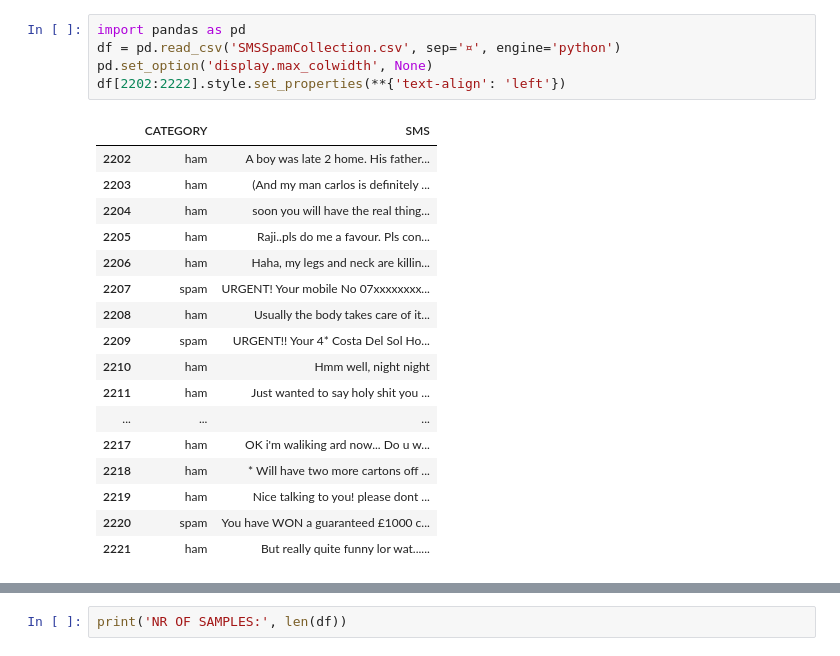
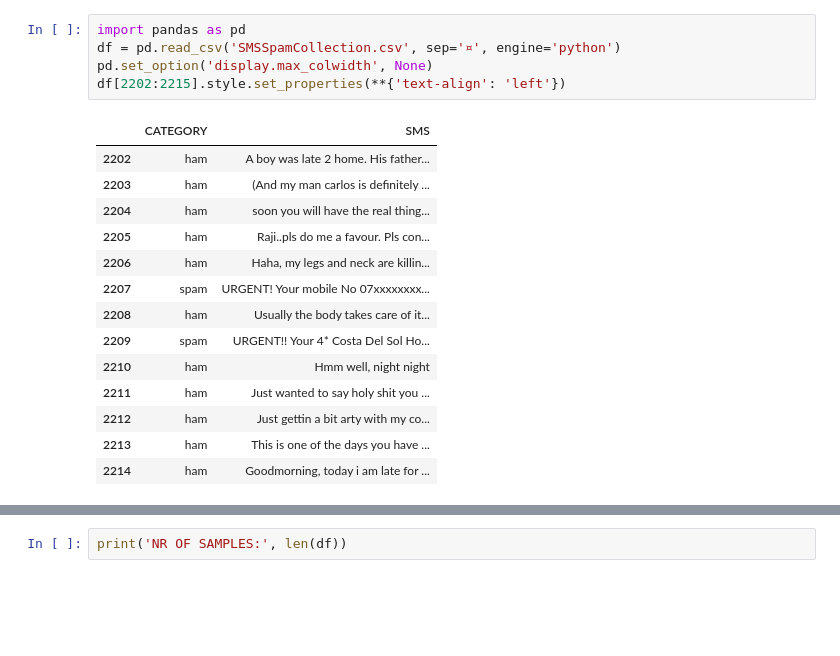
Before and after one commit to davidfrp/SpamHamPy, a Jupyter notebook: SMShamOrSpam.ipynb, the cells around one changed output, grey strips where cells are left out. Cells and saved outputs as stored; diff of their text form; blank space fills up the shorter version.

```diff
--- a/SMShamOrSpam.ipynb
+++ b/SMShamOrSpam.ipynb
@@ -1,23 +1,20 @@
 # %%
 import pandas as pd
 df = pd.read_csv('SMSSpamCollection.csv', sep='¤', engine='python')
 pd.set_option('display.max_colwidth', None)
-df[2202:2222].style.set_properties(**{'text-align': 'left'})
+df[2202:2215].style.set_properties(**{'text-align': 'left'})
 # %% [output]
 |  | CATEGORY | SMS |
 | 2202 | ham | A boy was late 2 home. His father... |
 | 2203 | ham | (And my man carlos is definitely ... |
 | 2204 | ham | soon you will have the real thing... |
 | 2205 | ham | Raji..pls do me a favour. Pls con... |
 | 2206 | ham | Haha, my legs and neck are killin... |
 | 2207 | spam | URGENT! Your mobile No 07xxxxxxxx... |
 | 2208 | ham | Usually the body takes care of it... |
 | 2209 | spam | URGENT!! Your 4* Costa Del Sol Ho... |
 | 2210 | ham | Hmm well, night night |
 | 2211 | ham | Just wanted to say holy shit you ... |
-| ... | ... | ... |
-| 2217 | ham | OK i'm waliking ard now... Do u w... |
-| 2218 | ham | * Will have two more cartons off ... |
-| 2219 | ham | Nice talking to you! please dont ... |
-| 2220 | spam | You have WON a guaranteed £1000 c... |
-| 2221 | ham | But really quite funny lor wat...... |
+| 2212 | ham | Just gettin a bit arty with my co... |
+| 2213 | ham | This is one of the days you have ... |
+| 2214 | ham | Goodmorning, today i am late for ... |
```
Also changed, not shown: parts of 18 cells of this notebook, 4 other files.
